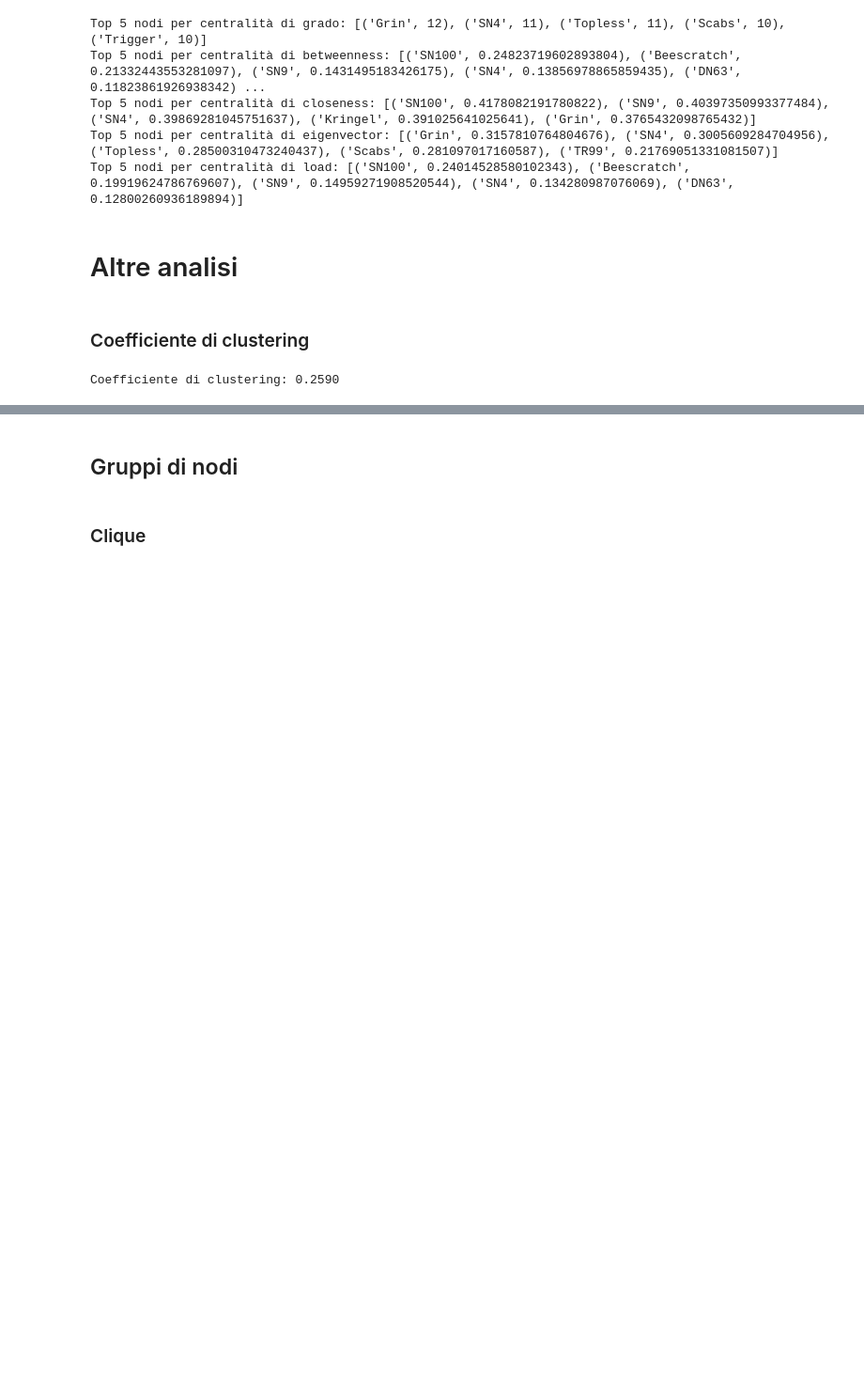
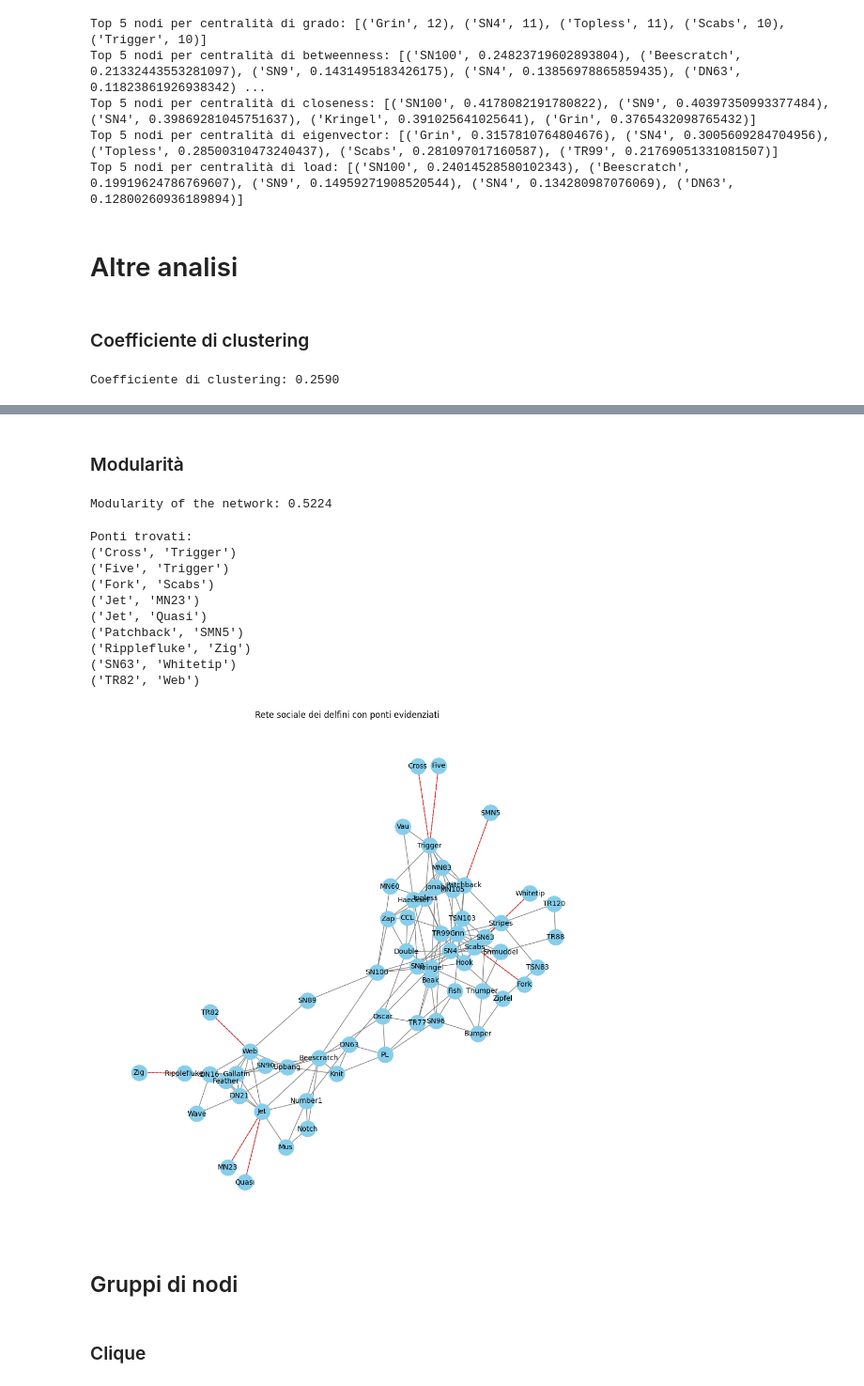
Before and after one commit to martinadaghia/Project_SNA, a Jupyter notebook: analysis.ipynb, the cells around one changed output, grey strips where cells are left out. Shown at 94% size. Cells and saved outputs as stored; diff of their text form; code cells hidden in the pictures; blank space fills up the shorter version.

```diff
--- a/analysis.ipynb
+++ b/analysis.ipynb
@@ -312,3 +330,41 @@ AttributeError: module 'matplotlib.cm' has no attribute 'get_cmap'
+# %% [markdown]
+### Modularità
+# %%
+# Calculate modularity
+modularity = community_louvain.modularity(partition, G)
+print(f"Modularity of the network: {modularity:.4f}")
+# %% [output]
+Modularity of the network: 0.5224
+# %%
+# Trova tutti i ponti nel grafo
+bridges = list(nx.bridges(G))
+
+# Stampa i ponti trovati
+print("Ponti trovati:")
+for bridge in bridges:
+    print(bridge)
+
+# Visualizza la rete con i ponti evidenziati
+plt.figure(figsize=(10, 10))
+pos = nx.spring_layout(G)
+
+# Evidenzia i ponti con il colore rosso
+nx.draw(G, pos, with_labels=True, node_size=500, node_color="skyblue", edge_color="gray", font_size=10, font_color="black")
+nx.draw_networkx_edges(G, pos, edgelist=bridges, edge_color='r', style='dashed')
+plt.title("Rete sociale dei delfini con ponti evidenziati")
+plt.show()
+# %% [output]
+Ponti trovati:
+('Cross', 'Trigger')
+('Five', 'Trigger')
+('Fork', 'Scabs')
+('Jet', 'MN23')
+('Jet', 'Quasi')
+('Patchback', 'SMN5')
+('Ripplefluke', 'Zig')
+('SN63', 'Whitetip')
+('TR82', 'Web')
+[figure, added]
 # %% [markdown]
 ## Gruppi di nodi
 # %% [markdown]
```
Also changed, not shown: parts of 40 cells of this notebook, 3 other files.
